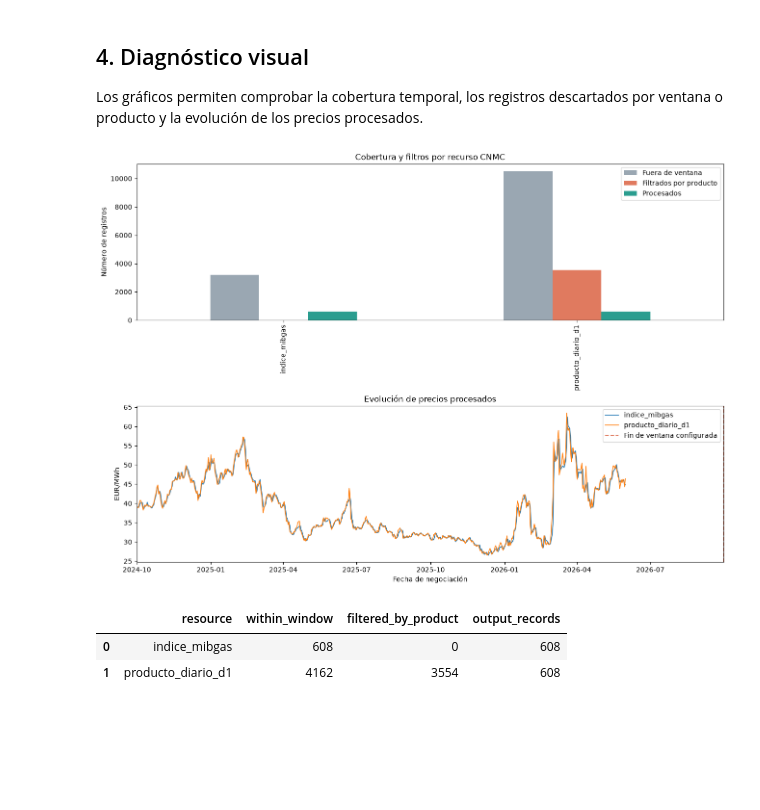
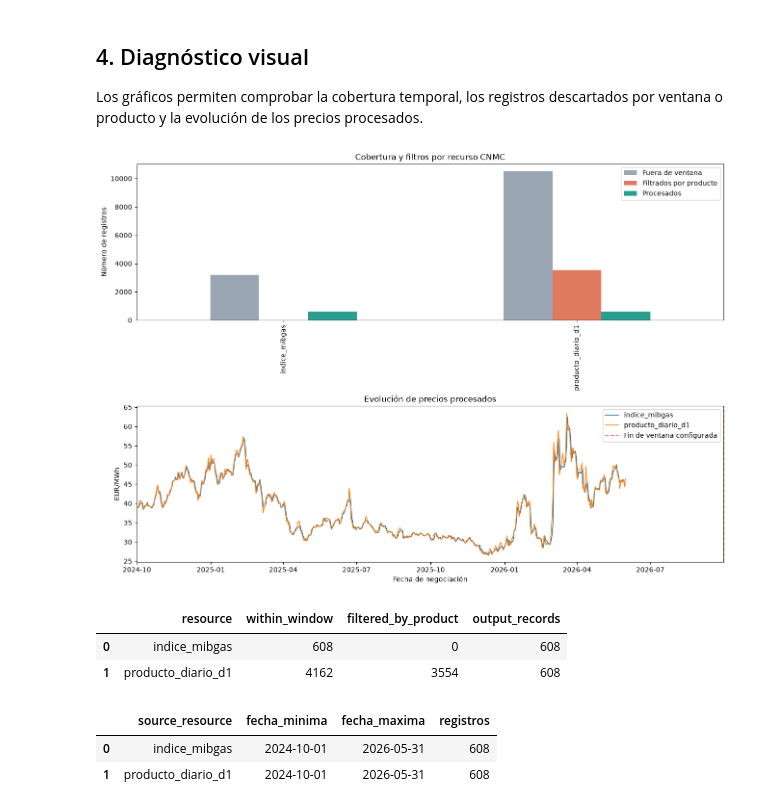
Before and after one commit to clauaccenture/odb-challenge-energy-optimizer, a Jupyter notebook: notebooks/02_calidad_cnmc.ipynb, the cells around one changed output. Drawn from its saved outputs; the diff is of its cells as text; code cells hidden in the pictures; blank space fills up the shorter version.

Commit message:
fix: calidad mibgas

```diff
--- a/notebooks/02_calidad_cnmc.ipynb
+++ b/notebooks/02_calidad_cnmc.ipynb
@@ -103,32 +103,41 @@ report_frame.set_index("resource")[[
 ]].plot.bar(ax=axes[0], color=["#9aa7b2", "#e07a5f", "#2a9d8f"])
 axes[0].set_title("Cobertura y filtros por recurso CNMC")
 axes[0].set_ylabel("Número de registros")
 axes[0].set_xlabel("")
 axes[0].legend(["Fuera de ventana", "Filtrados por producto", "Procesados"])
 
 values_plot = values.copy()
 values_plot["fecha_negociacion"] = pd.to_datetime(values_plot["fecha_negociacion"])
+temporal_coverage = (
+    values_plot.groupby("source_resource")["fecha_negociacion"]
+    .agg(fecha_minima="min", fecha_maxima="max", registros="size")
+    .reset_index()
+)
 for resource_name, group in values_plot.groupby("source_resource"):
     group = group.sort_values("fecha_negociacion")
     axes[1].plot(
         group["fecha_negociacion"],
         group["precio_eur_mwh"],
         label=resource_name,
         linewidth=1.2,
     )
 axes[1].axvline(pd.Timestamp(END), color="#e07a5f", linestyle="--", label="Fin de ventana configurada")
 axes[1].set_title("Evolución de precios procesados")
 axes[1].set_ylabel("EUR/MWh")
 axes[1].set_xlabel("Fecha de negociación")
 axes[1].set_xlim(pd.Timestamp(START), pd.Timestamp(END))
 axes[1].legend()
 plt.show()
 
-report_frame[[
+display(report_frame[[
     "resource", "within_window", "filtered_by_product", "output_records"
-]]
+]])
+temporal_coverage
 # %% [output]
 [figure]
 |  | resource | within_window | filtered_by_product | output_records |
 | 0 | indice_mibgas | 608 | 0 | 608 |
 | 1 | producto_diario_d1 | 4162 | 3554 | 608 |
+|  | source_resource | fecha_minima | fecha_maxima | registros |
+| 0 | indice_mibgas | 2024-10-01 | 2026-05-31 | 608 |
+| 1 | producto_diario_d1 | 2024-10-01 | 2026-05-31 | 608 |
```
Also changed, not shown: parts of 2 cells of this notebook, 1 other file.
